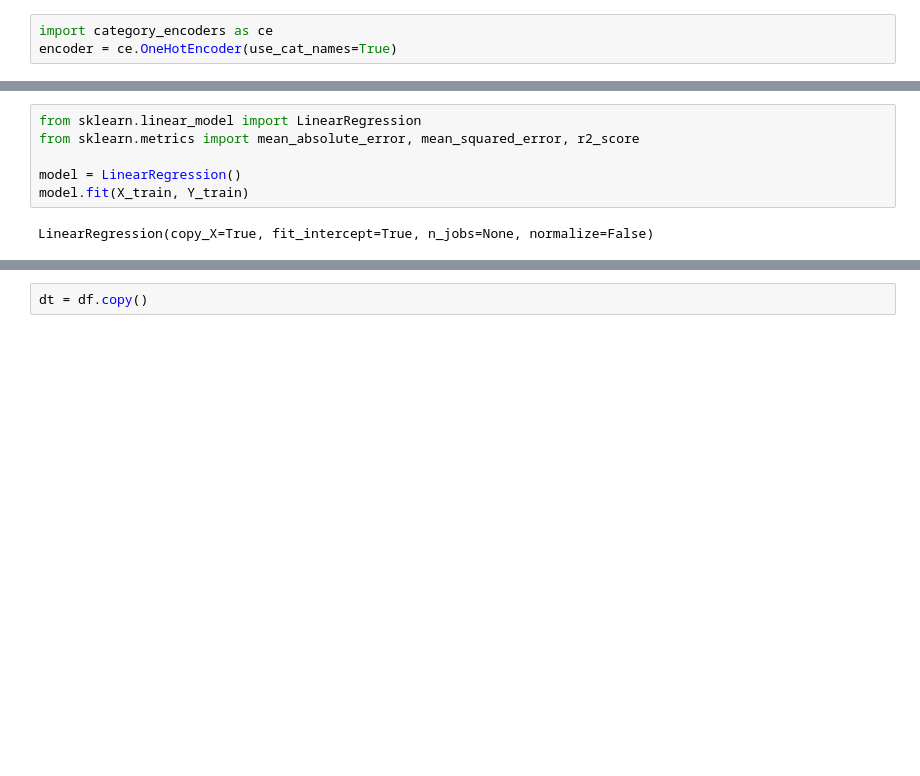
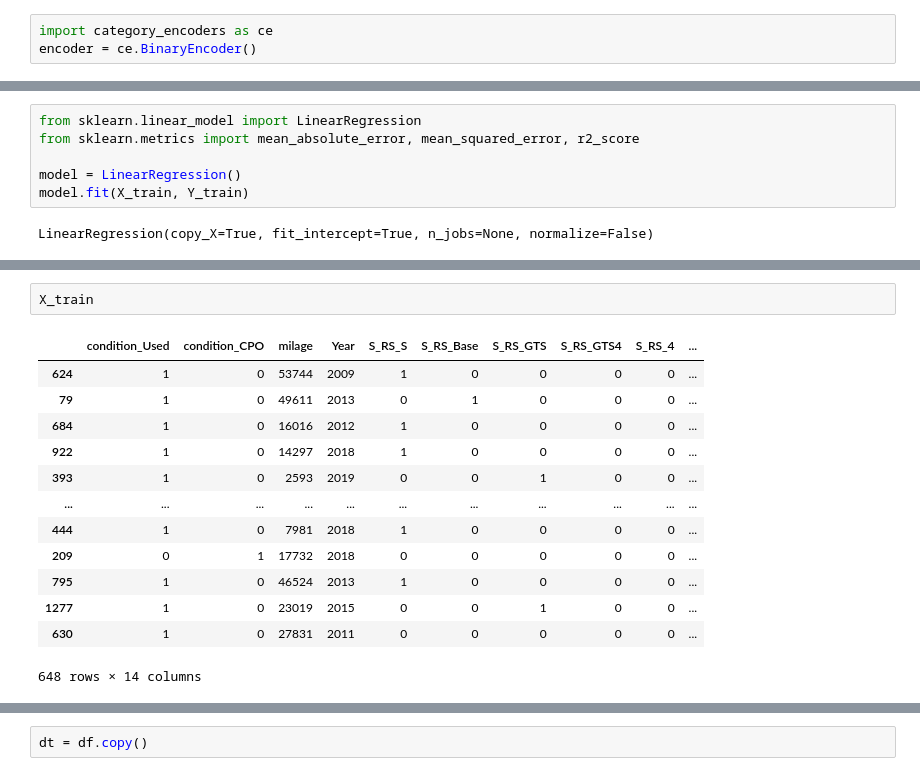
Before and after one commit to popkdodge/Unit-2-Build, a Jupyter notebook: Porsche_911.ipynb, the cells around one changed output, grey strips where cells are left out. Cells and saved outputs as stored; diff of their text form; blank space fills up the shorter version.

```diff
--- a/Porsche_911.ipynb
+++ b/Porsche_911.ipynb
@@ -117,7 +117,7 @@ Y_train = train[target]
 #!pip install category_encoders
 # %%
 import category_encoders as ce
-encoder = ce.OneHotEncoder(use_cat_names=True)
+encoder = ce.BinaryEncoder()
 # %%
 X_test
 # %% [output]
@@ -175,3 +175,19 @@ R^2 scores (Train): 0.8288837663506435
+# %%
+X_train
+# %% [output]
+|  | condition_Used | condition_CPO | milage | Year | S_RS_S | S_RS_Base | S_RS_GTS | S_RS_GTS4 | S_RS_4 | ... |
+| 624 | 1 | 0 | 53744 | 2009 | 1 | 0 | 0 | 0 | 0 | ... |
+| 79 | 1 | 0 | 49611 | 2013 | 0 | 1 | 0 | 0 | 0 | ... |
+| 684 | 1 | 0 | 16016 | 2012 | 1 | 0 | 0 | 0 | 0 | ... |
+| 922 | 1 | 0 | 14297 | 2018 | 1 | 0 | 0 | 0 | 0 | ... |
+| 393 | 1 | 0 | 2593 | 2019 | 0 | 0 | 1 | 0 | 0 | ... |
+| ... | ... | ... | ... | ... | ... | ... | ... | ... | ... | ... |
+| 444 | 1 | 0 | 7981 | 2018 | 1 | 0 | 0 | 0 | 0 | ... |
+| 209 | 0 | 1 | 17732 | 2018 | 0 | 0 | 0 | 0 | 0 | ... |
+| 795 | 1 | 0 | 46524 | 2013 | 1 | 0 | 0 | 0 | 0 | ... |
+| 1277 | 1 | 0 | 23019 | 2015 | 0 | 0 | 1 | 0 | 0 | ... |
+| 630 | 1 | 0 | 27831 | 2011 | 0 | 0 | 0 | 0 | 0 | ... |
+648 rows × 14 columns
 # %%
 y_pred_val = model.predict(X_test)
 print("MAE(Val):$",mean_absolute_error(Y_test, y_pred_val))
```
Also changed, not shown: parts of 62 cells of this notebook, 2 other files.
